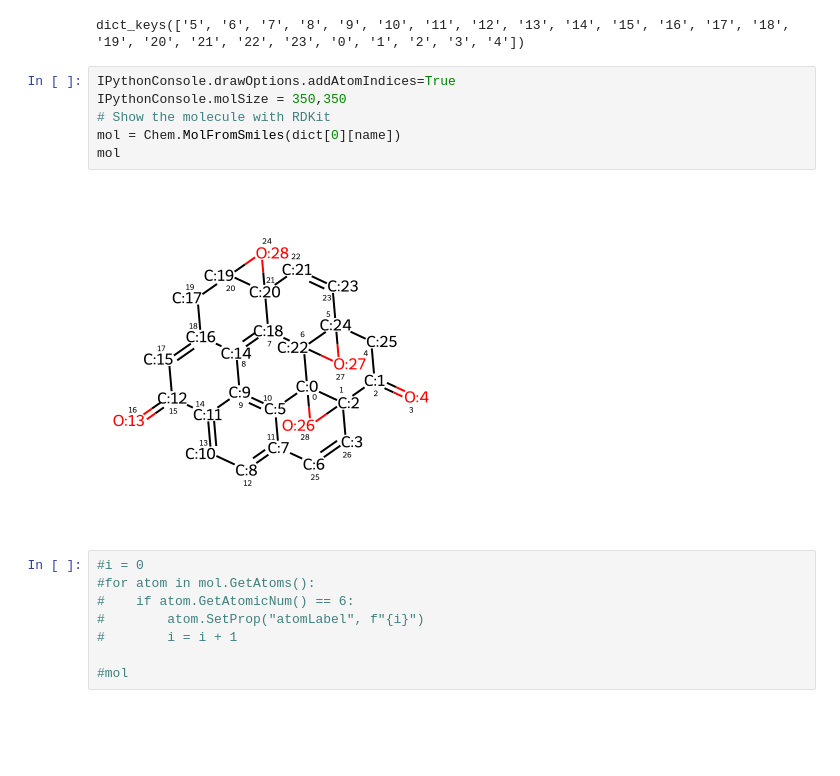
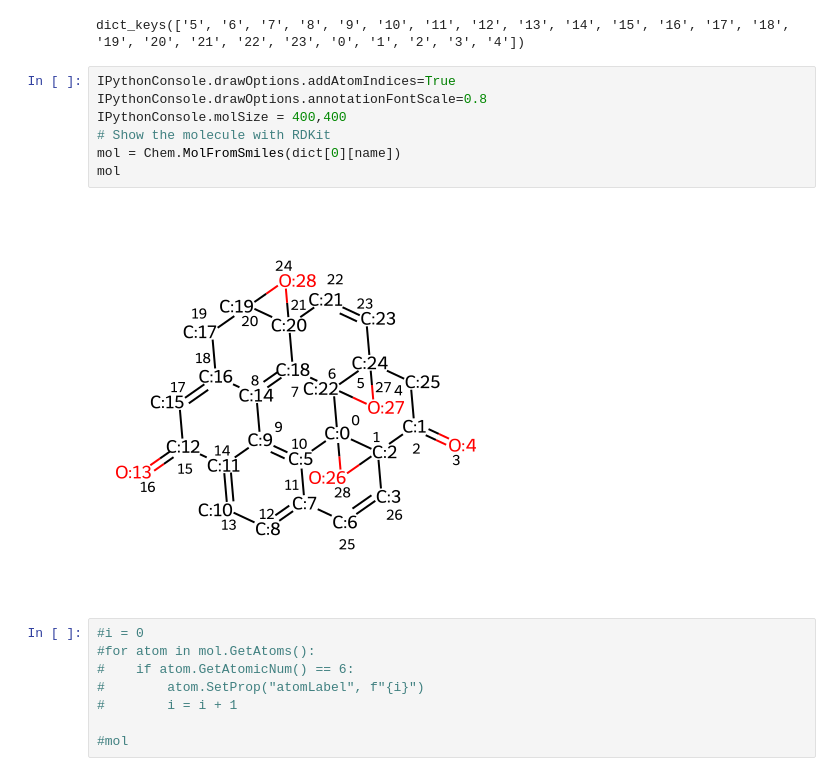
Before and after one commit to sam-j-hall/GO_molecule_GNN, a Jupyter notebook: view_data.ipynb, the cells around one changed output. Saved outputs shown, nothing was run; the diff lists cells and outputs as text; blank space fills up the shorter version.

```diff
--- a/view_data.ipynb
+++ b/view_data.ipynb
@@ -52,12 +52,13 @@ print(spec.keys())
 dict_keys(['5', '6', '7', '8', '9', '10', '11', '12', '13', '14', '15', '16', '17', '18', '19', '20', '21', '22', '23', '0', '1', '2', '3', '4'])
 # %%
 IPythonConsole.drawOptions.addAtomIndices=True
-IPythonConsole.molSize = 350,350
+IPythonConsole.drawOptions.annotationFontScale=0.8
+IPythonConsole.molSize = 400,400
 # Show the molecule with RDKit
 mol = Chem.MolFromSmiles(dict[0][name])
 mol
 # %% [output]
-[figure, old version]
+[figure, new version]
 # %%
 #i = 0
 #for atom in mol.GetAtoms():
```
Also changed, not shown: parts of 10 cells of this notebook, 5 other files.
